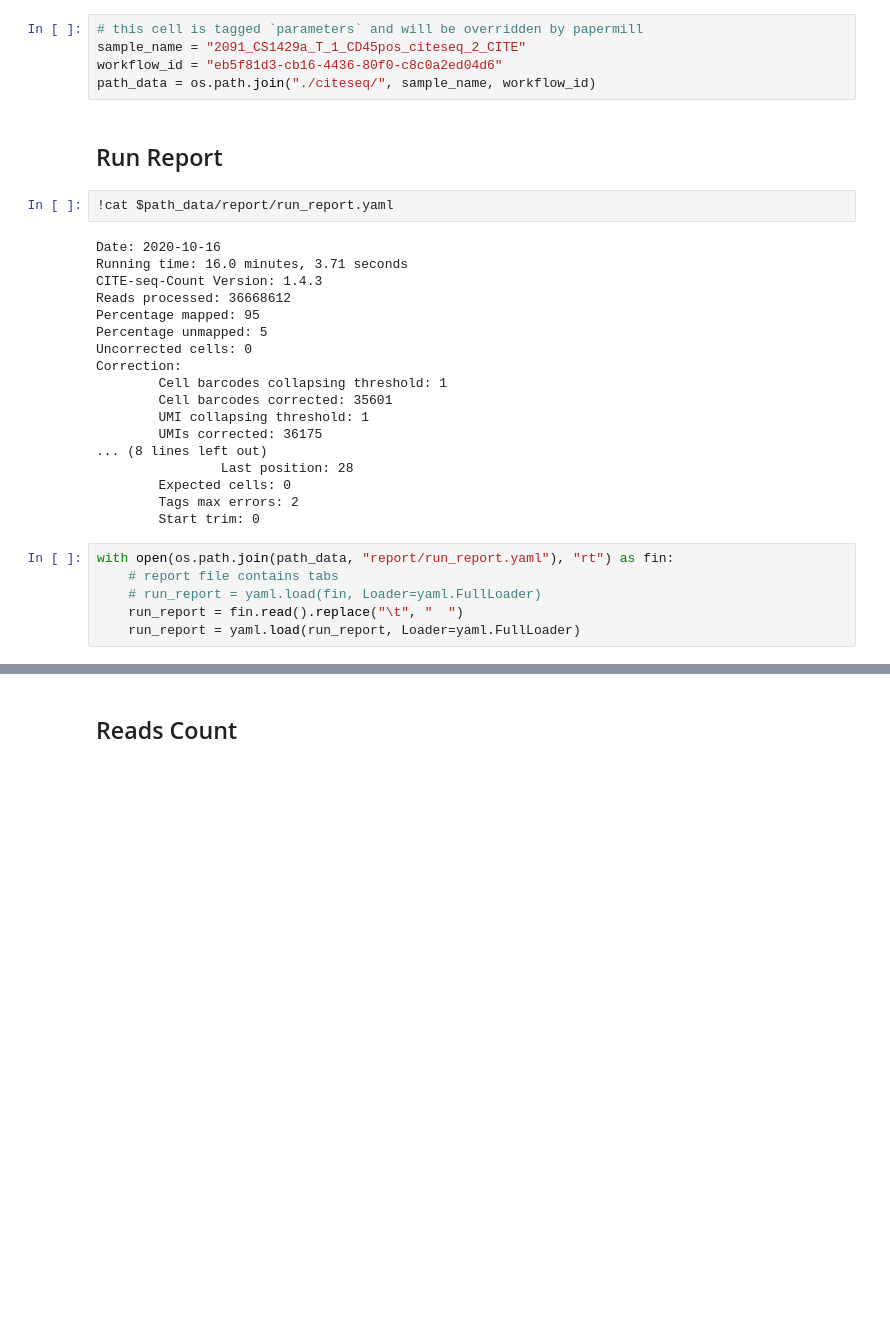
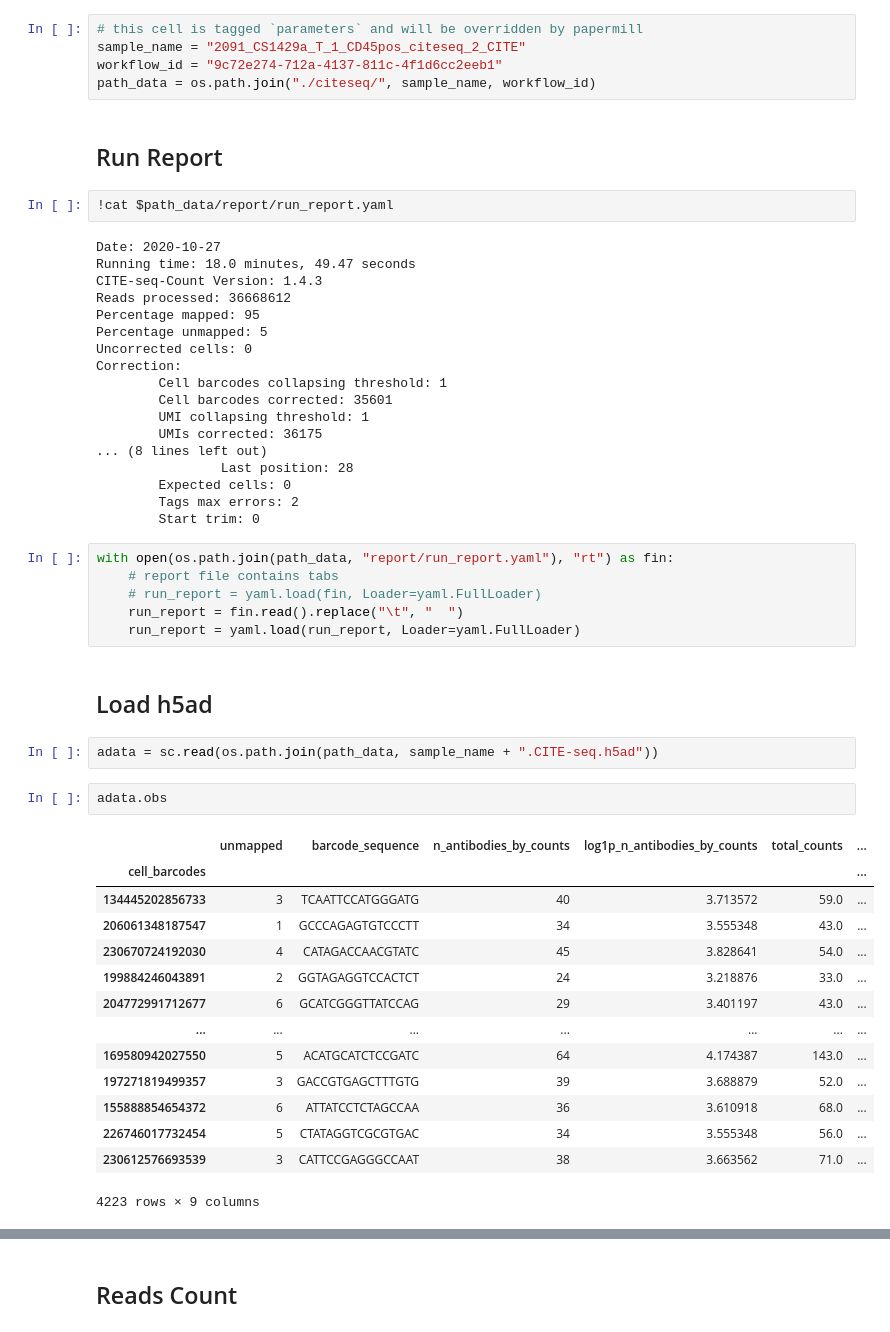
Before and after one commit to hisplan/sharp, a Jupyter notebook: manual-inspection/inspect-citeseq.ipynb, the cells around one changed output, grey strips where cells are left out. Cells and saved outputs as stored; diff of their text form; blank space fills up the shorter version.

```diff
--- a/manual-inspection/inspect-citeseq.ipynb
+++ b/manual-inspection/inspect-citeseq.ipynb
@@ -14,15 +18,15 @@ import seaborn as sns
 # %%
 # this cell is tagged `parameters` and will be overridden by papermill
 sample_name = "2091_CS1429a_T_1_CD45pos_citeseq_2_CITE"
-workflow_id = "eb5f81d3-cb16-4436-80f0-c8c0a2ed04d6"
+workflow_id = "9c72e274-712a-4137-811c-4f1d6cc2eeb1"
 path_data = os.path.join("./citeseq/", sample_name, workflow_id)
 # %% [markdown]
 ## Run Report
 # %%
 !cat $path_data/report/run_report.yaml
 # %% [output]
-Date: 2020-10-16
-Running time: 16.0 minutes, 3.71 seconds
+Date: 2020-10-27
+Running time: 18.0 minutes, 49.47 seconds
 CITE-seq-Count Version: 1.4.3
 Reads processed: 36668612
 Percentage mapped: 95
@@ -44,3 +48,24 @@ with open(os.path.join(path_data, "report/run_report.yaml"), "rt") as fin:
     # run_report = yaml.load(fin, Loader=yaml.FullLoader)
     run_report = fin.read().replace("\t", "  ")
     run_report = yaml.load(run_report, Loader=yaml.FullLoader)
+# %% [markdown]
+## Load h5ad
+# %%
+adata = sc.read(os.path.join(path_data, sample_name + ".CITE-seq.h5ad"))
+# %%
+adata.obs
+# %% [output]
+|  | unmapped | barcode_sequence | n_antibodies_by_counts | log1p_n_antibodies_by_counts | total_counts | ... |
+| cell_barcodes |  |  |  |  |  | ... |
+| 134445202856733 | 3 | TCAATTCCATGGGATG | 40 | 3.713572 | 59.0 | ... |
+| 206061348187547 | 1 | GCCCAGAGTGTCCCTT | 34 | 3.555348 | 43.0 | ... |
+| 230670724192030 | 4 | CATAGACCAACGTATC | 45 | 3.828641 | 54.0 | ... |
+| 199884246043891 | 2 | GGTAGAGGTCCACTCT | 24 | 3.218876 | 33.0 | ... |
+| 204772991712677 | 6 | GCATCGGGTTATCCAG | 29 | 3.401197 | 43.0 | ... |
+| ... | ... | ... | ... | ... | ... | ... |
+| 169580942027550 | 5 | ACATGCATCTCCGATC | 64 | 4.174387 | 143.0 | ... |
+| 197271819499357 | 3 | GACCGTGAGCTTTGTG | 39 | 3.688879 | 52.0 | ... |
+| 155888854654372 | 6 | ATTATCCTCTAGCCAA | 36 | 3.610918 | 68.0 | ... |
+| 226746017732454 | 5 | CTATAGGTCGCGTGAC | 34 | 3.555348 | 56.0 | ... |
+| 230612576693539 | 3 | CATTCCGAGGGCCAAT | 38 | 3.663562 | 71.0 | ... |
+4223 rows × 9 columns
```
Also changed, not shown: parts of 3 cells of this notebook, 1 other file.
